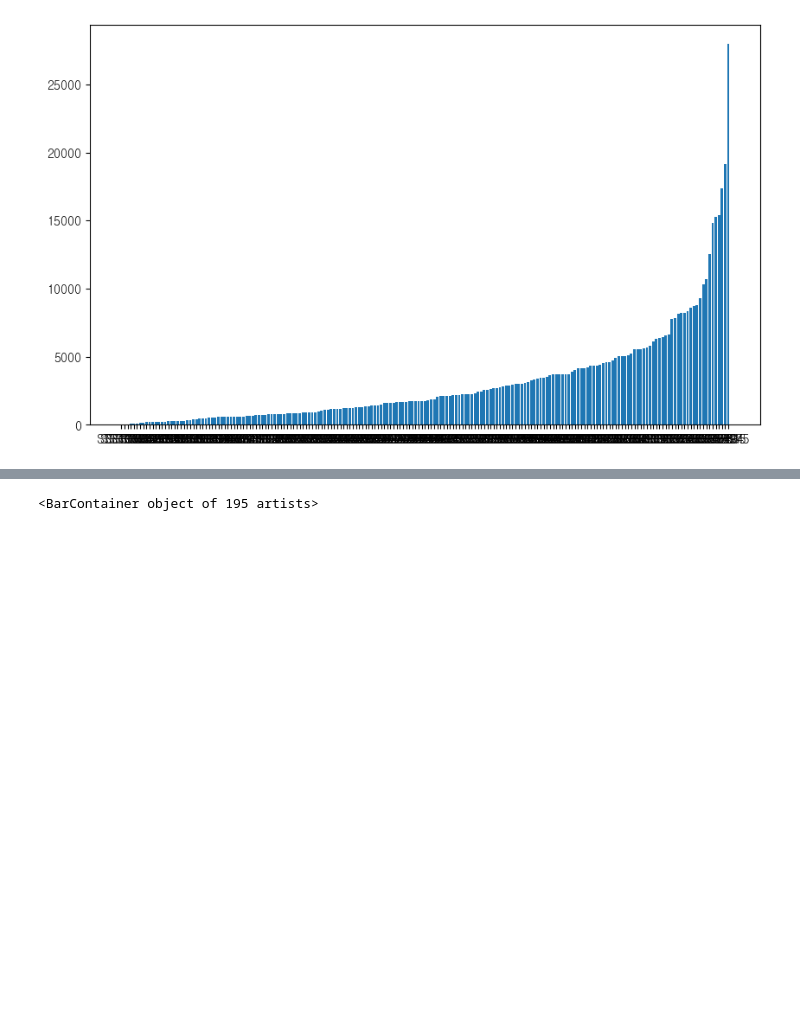
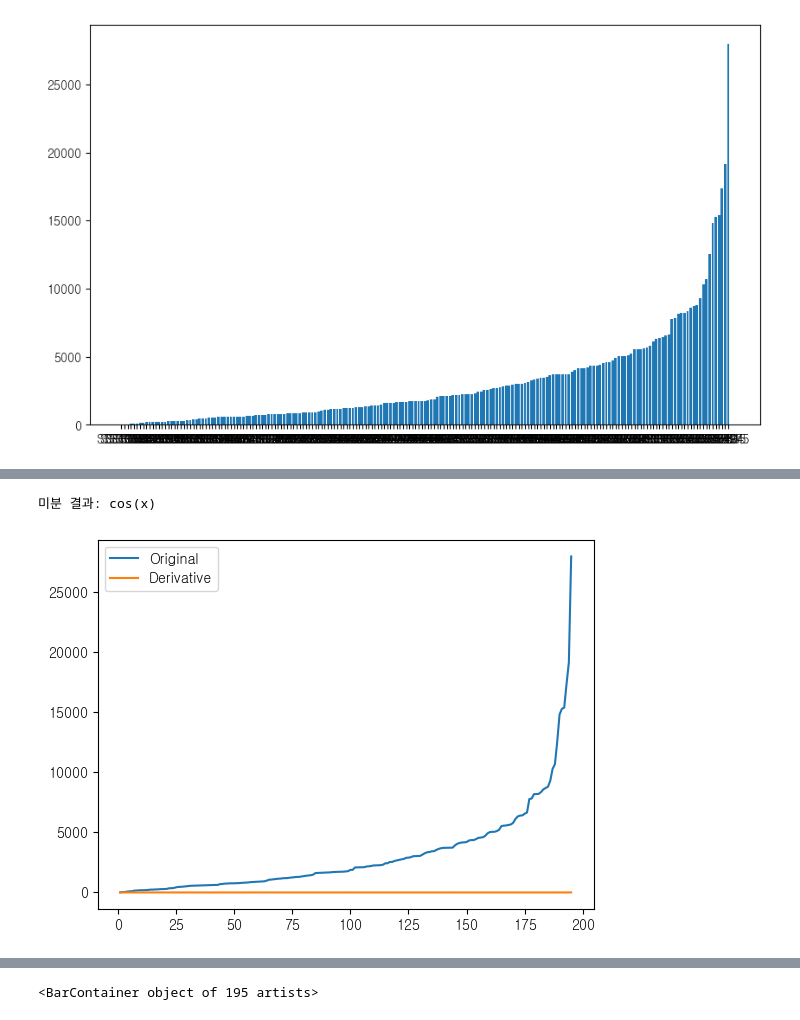
Before and after one commit to minseokpark6/SemiProject_Group3, a Jupyter notebook: Code/kimseongwon/24.05.03_temp.ipynb, the cells around one changed output, grey strips where cells are left out. Cells and saved outputs as stored; diff of their text form; code cells hidden in the pictures; blank space fills up the shorter version.

```diff
--- a/Code/kimseongwon/24.05.03_temp.ipynb
+++ b/Code/kimseongwon/24.05.03_temp.ipynb
@@ -569,0 +652,24 @@ ax.bar(출퇴근_통합정보['대여소_ID'], 출퇴근_통합정보.sort_value
+# %%
+import sympy as sp
+import numpy as np
+import matplotlib.pyplot as plt
+
+x = 출퇴근_통합정보['temp_num']
+y = 출퇴근_통합정보.sort_values(by='차이절대값합')['차이절대값합']
+
+sym_x = sp.symbols('x')
+sym_y = sp.sin(sym_x)
+
+dy_dx = sp.diff(sym_y, sym_x)
+
+# 결과 출력
+print("미분 결과:", dy_dx)
+
+# 그래프 그리기
+plt.plot(x, y, label='Original')
+plt.plot(x, [dy_dx.subs(sym_x, val) for val in x], label='Derivative')
+plt.legend()
+plt.show()
+# %% [output]
+미분 결과: cos(x)
+[figure, added]
```
Also changed, not shown: parts of 11 cells of this notebook, 23 other files.
